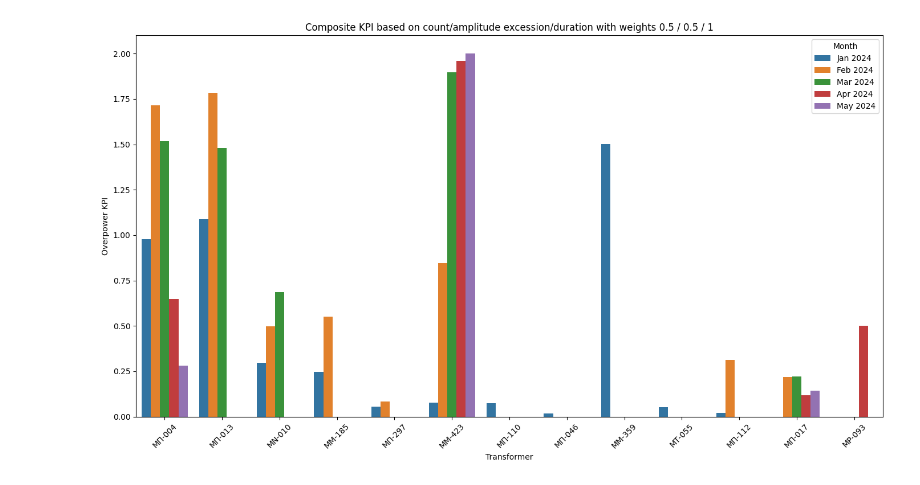
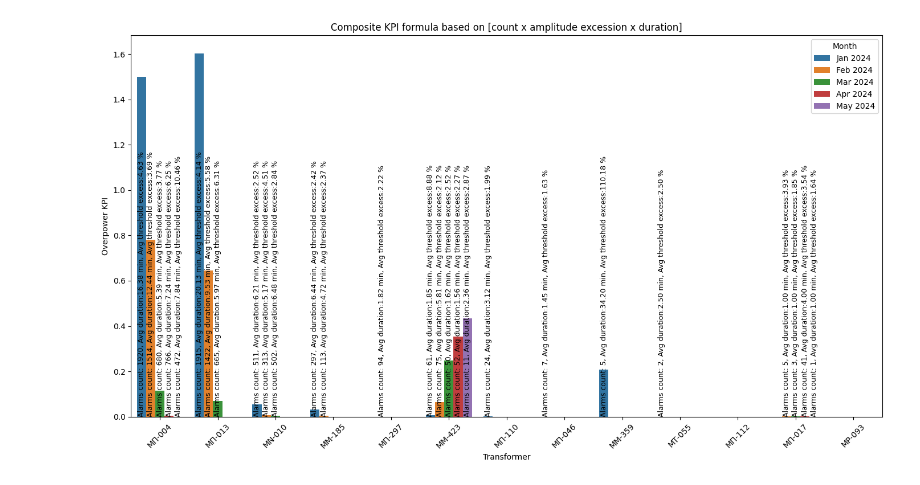
Before and after one commit to AimiliaPapagiannaki/thingsboard, a Jupyter notebook: mi6/HEDNOKPIs/convolutedKPIs/plotKPIs.ipynb, the cells around one changed output. Saved outputs shown, nothing was run; the diff lists cells and outputs as text; code cells hidden in the pictures.

Commit message:
Modified KPI as product, not sum.

```diff
--- a/mi6/HEDNOKPIs/convolutedKPIs/plotKPIs.ipynb
+++ b/mi6/HEDNOKPIs/convolutedKPIs/plotKPIs.ipynb
@@ -44,2 +44,10 @@ for name in ['Jan','Feb','Mar','Apr','May']:
 
     df = pd.concat([df,summary])
+# %%
+for col in ['Nr. of power alarms','Avg duration of power alarms (minutes)','Avg % of exceeding threshold']:
+    df['norm_'+col]=(df[col] - df[col].min()) / (df[col].max() - df[col].min())
+weights = [1, 1, 1]
+
+df['Overpower KPI'] = 100*weights[0]*df['norm_Nr. of power alarms']*weights[1]*df['norm_Avg % of exceeding threshold']*weights[2]*df['norm_Avg duration of power alarms (minutes)']
+df = df.round({'Overpower KPI':2})
+df
@@ -46,19 +72,43 @@ for name in ['Jan','Feb','Mar','Apr','May']:
 # %%
 # 2D plot
 
 # Create the grouped bar plot
 fig = plt.figure(figsize=(14, 8))
-sns.barplot(data=df, x='Transformer', y='Overpower KPI', hue='month')
+barplot  = sns.barplot(data=df, x='Transformer', y='Overpower KPI', hue='month')
 
 # Set plot labels and title
 plt.xlabel('Transformer')
 plt.ylabel('Overpower KPI')
-plt.title('Composite KPI based on count/amplitude excession/duration with weights '+str(weights[0])+' / '+str(weights[1])+' / '+str(weights[2]))
+# plt.title('Composite KPI based on count/amplitude excession/duration with weights '+str(weights[0])+' / '+str(weights[1])+' / '+str(weights[2]))
+plt.title('Composite KPI formula based on [count x amplitude excession x duration]')
 plt.xticks(rotation=45)
 plt.legend(title='Month')
 plt.tight_layout()
-plt.savefig('groupedPowerKPI_'+str(weights[0])+'_'+str(weights[1])+'_'+str(weights[2])+'.png', dpi=300)
+for p in barplot.patches:
+    height = p.get_height()
+    if height > 0:  # Only annotate bars with a height greater than 0
+        # Get the index of the bar in the plot
+        bar_index = barplot.patches.index(p)
+
+        # Find the corresponding row in the DataFrame
+        row = df.iloc[bar_index]
+
+        # Extract the values for the annotation
+        nr_power_alarms = row['Nr. of power alarms']
+        avg_duration = row['Avg duration of power alarms (minutes)']
+        avg_excess = row['Avg % of exceeding threshold']
+        # Create the annotation label
+        label = f'Alarms count: {nr_power_alarms}, Avg duration:{avg_duration:.2f} min, Avg threshold excess:{avg_excess:.2f} %'
+
+        # Annotate the bar
+        barplot.text(p.get_x() + p.get_width() / 2., 0,
+                     label, ha='center', va='bottom', rotation=90, fontsize=9, color='black')
+
+        # barplot.text(p.get_x() + p.get_width() / 2., height / 2,
+        #              label, ha='center', va='center', rotation=90, fontsize=9, color='white')
+
+plt.savefig('groupedPowerKPI_product_labels.png', dpi=300)
 # Show the plot
-# plt.show()
+plt.show()
 # %% [output]
-[figure, old version]
+[figure, new version]
```
Also changed, not shown: parts of 3 cells of this notebook.
